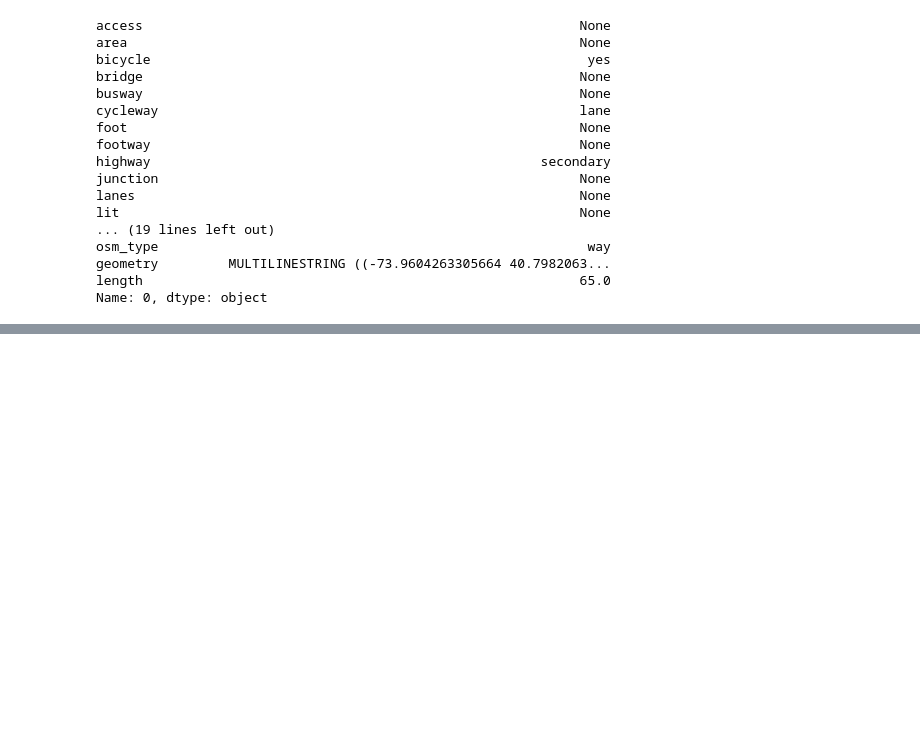
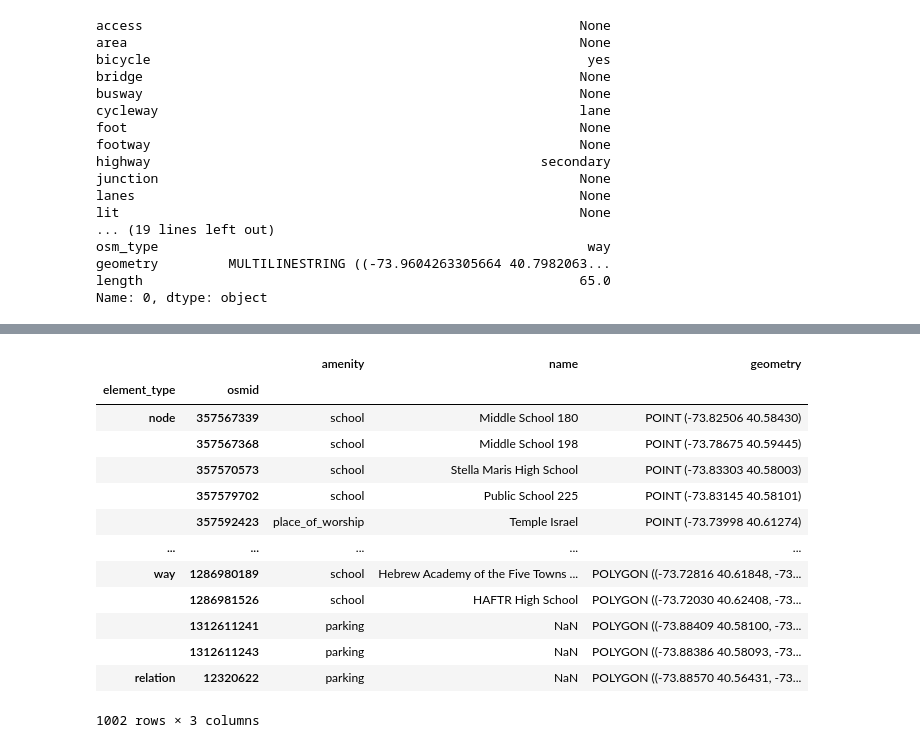
Before and after one commit to YuxiaoMa66/FAIP, a Jupyter notebook: Project/pbfnewyork.ipynb, the cells around one changed output, grey strips where cells are left out. Cells and saved outputs as stored; diff of their text form; code cells hidden in the pictures; blank space fills up the shorter version.

```diff
--- a/Project/pbfnewyork.ipynb
+++ b/Project/pbfnewyork.ipynb
@@ -212,0 +445,17 @@ Name: 0, dtype: object
+# %%
+last_amenities_filtered_chunk
+# %% [output]
+|  |  | amenity | name | geometry |
+| element_type | osmid |  |  |  |
+| node | 357567339 | school | Middle School 180 | POINT (-73.82506 40.58430) |
+|  | 357567368 | school | Middle School 198 | POINT (-73.78675 40.59445) |
+|  | 357570573 | school | Stella Maris High School | POINT (-73.83303 40.58003) |
+|  | 357579702 | school | Public School 225 | POINT (-73.83145 40.58101) |
+|  | 357592423 | place_of_worship | Temple Israel | POINT (-73.73998 40.61274) |
+| ... | ... | ... | ... | ... |
+| way | 1286980189 | school | Hebrew Academy of the Five Towns ... | POLYGON ((-73.72816 40.61848, -73... |
+|  | 1286981526 | school | HAFTR High School | POLYGON ((-73.72030 40.62408, -73... |
+|  | 1312611241 | parking | NaN | POLYGON ((-73.88409 40.58100, -73... |
+|  | 1312611243 | parking | NaN | POLYGON ((-73.88386 40.58093, -73... |
+| relation | 12320622 | parking | NaN | POLYGON ((-73.88570 40.56431, -73... |
+1002 rows × 3 columns
```
Also changed, not shown: parts of 9 cells of this notebook, 39 other files.
